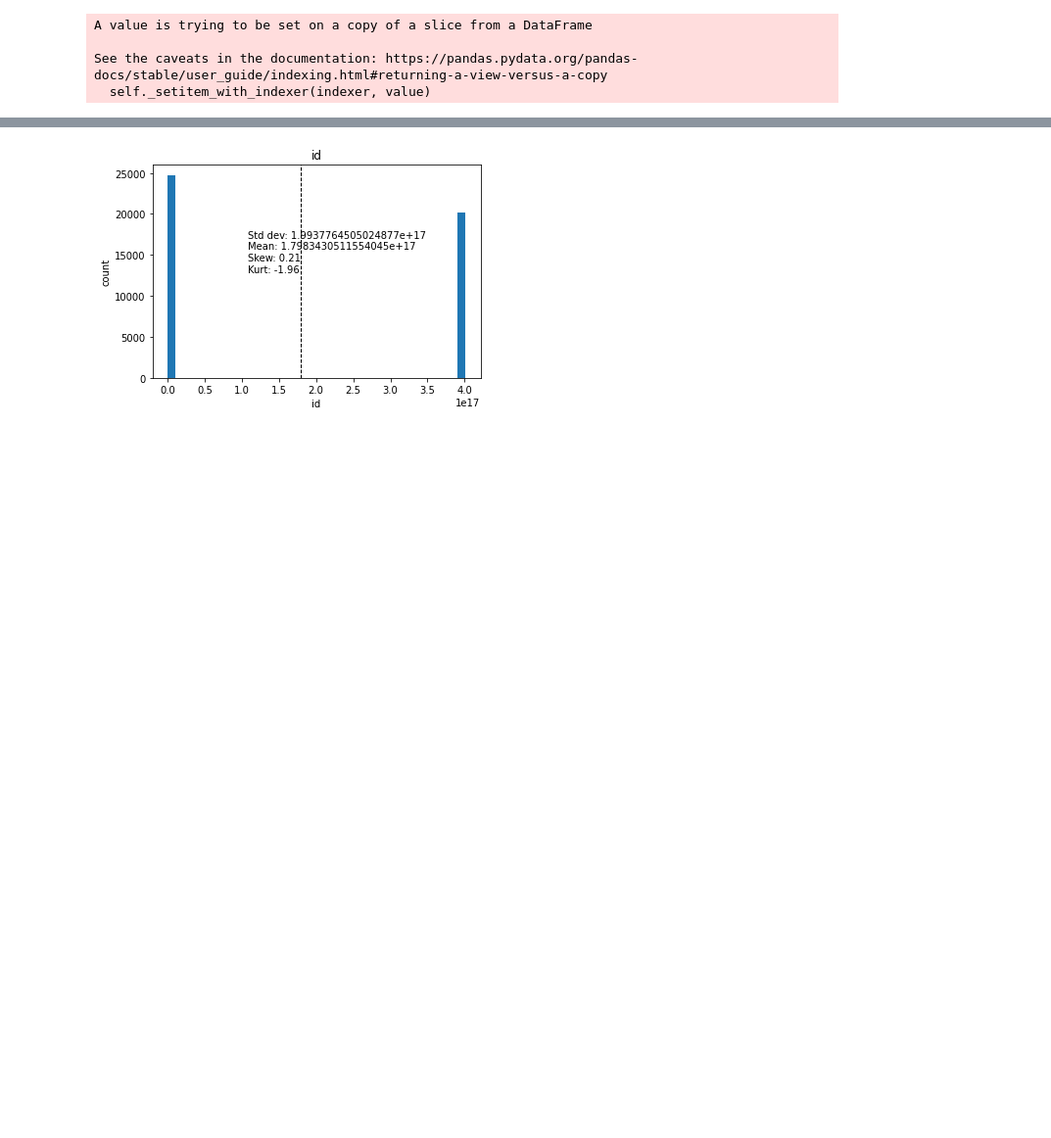
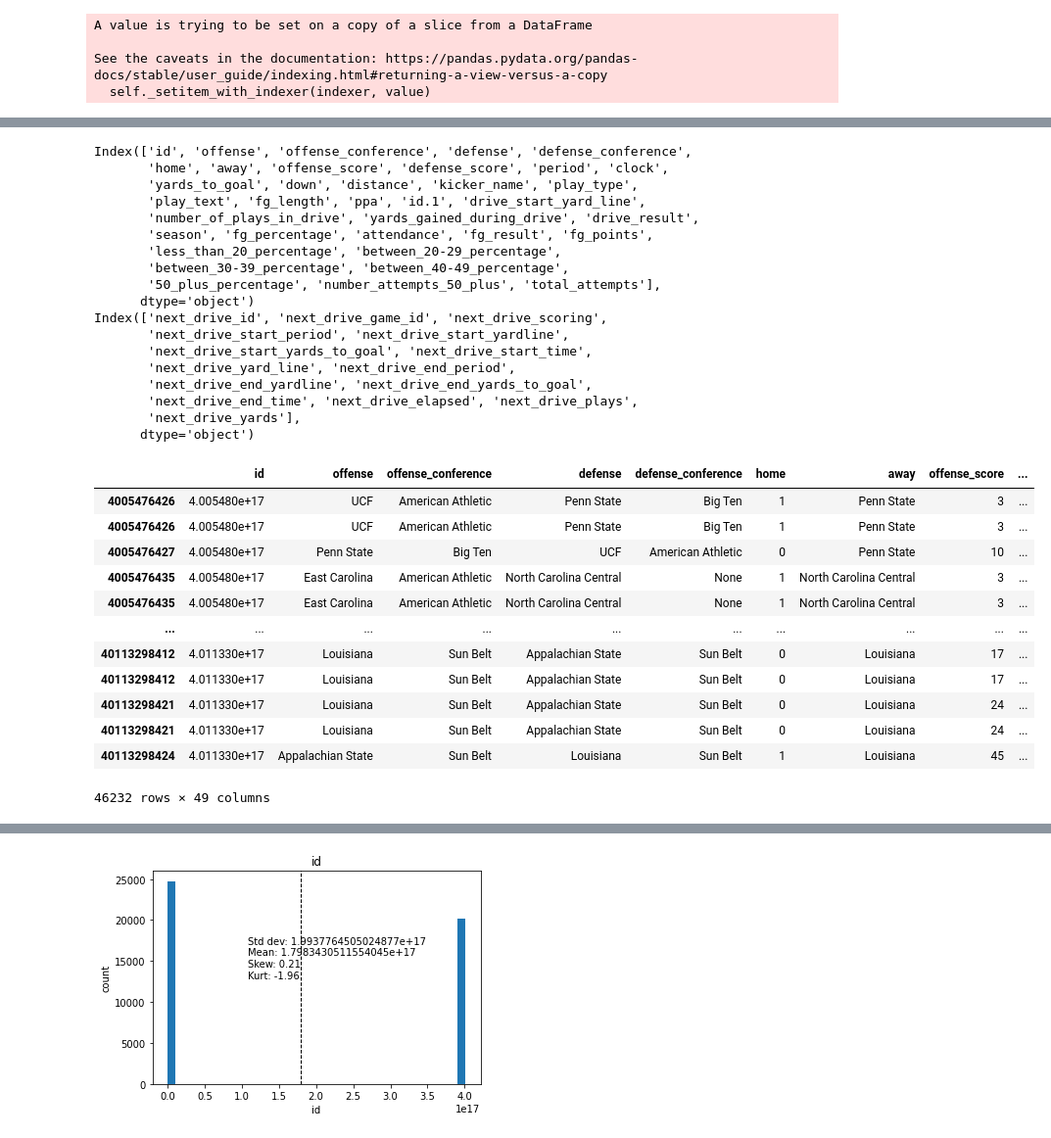
Before and after one commit to jasonjstewart/college-football, a Jupyter notebook: EDA_College_Football.ipynb, the cells around one changed output, grey strips where cells are left out. Shown: that part at 98% size. Saved outputs shown, nothing was run; the diff lists cells and outputs as text; code cells hidden in the pictures; blank space fills up the shorter version.

```diff
--- a/EDA_College_Football.ipynb
+++ b/EDA_College_Football.ipynb
@@ -29,10 +29,13 @@ df
 # %%
 #creates a binary 0 or 1 as result of the field, 1 means it was good and 0 means it was missed
 fg_results=[]
+fg_points=[]
 for num in range(len(df)):
   if df['play_type'].iloc[num]=='Field Goal Good':
     fg_results.append(1)
+    fg_points.append(3)
   else:
     fg_results.append(0)
+    fg_points.append(0)
 df['fg_result']=fg_results
-df
+df['fg_points']=fg_points
@@ -186,0 +174,8 @@ KeyError: ignored
+# %%
+df_drives=pd.read_csv('https://jasonstewart.s3.amazonaws.com/drives.csv')
+df_drives
+
+for col in df_drives:
+  name='next_drive_'+col
+  df_drives.rename(columns={col : name}, inplace=True)
+df_drives
@@ -187,3 +196,42 @@ KeyError: ignored
+# %%
+#df.set_index('id.1').join(df_drives.set_index('id'))
+df_drives.drop(['next_drive_offense','next_drive_offense_conference','next_drive_defense','next_drive_defense_conference','next_drive_yards_to_goal','next_drive_drive_result'], axis=1, inplace=True)
+print(df.columns)
+print(df_drives.columns)
+#df_drives.drop(['offense','offense_conference','defense','defense_conference' ] ,axis=1)
+df.set_index('id.1').join(df_drives.set_index('next_drive_id'))
+# %% [output]
+Index(['id', 'offense', 'offense_conference', 'defense', 'defense_conference',
+       'home', 'away', 'offense_score', 'defense_score', 'period', 'clock',
+       'yards_to_goal', 'down', 'distance', 'kicker_name', 'play_type',
+       'play_text', 'fg_length', 'ppa', 'id.1', 'drive_start_yard_line',
+       'number_of_plays_in_drive', 'yards_gained_during_drive', 'drive_result',
+       'season', 'fg_percentage', 'attendance', 'fg_result', 'fg_points',
+       'less_than_20_percentage', 'between_20-29_percentage',
+       'between_30-39_percentage', 'between_40-49_percentage',
+       '50_plus_percentage', 'number_attempts_50_plus', 'total_attempts'],
+      dtype='object')
+Index(['next_drive_id', 'next_drive_game_id', 'next_drive_scoring',
+       'next_drive_start_period', 'next_drive_start_yardline',
+       'next_drive_start_yards_to_goal', 'next_drive_start_time',
+       'next_drive_yard_line', 'next_drive_end_period',
+       'next_drive_end_yardline', 'next_drive_end_yards_to_goal',
+       'next_drive_end_time', 'next_drive_elapsed', 'next_drive_plays',
+       'next_drive_yards'],
+      dtype='object')
+|  | id | offense | offense_conference | defense | defense_conference | home | away | offense_score | ... |
+| 4005476426 | 4.005480e+17 | UCF | American Athletic | Penn State | Big Ten | 1 | Penn State | 3 | ... |
+| 4005476426 | 4.005480e+17 | UCF | American Athletic | Penn State | Big Ten | 1 | Penn State | 3 | ... |
+| 4005476427 | 4.005480e+17 | Penn State | Big Ten | UCF | American Athletic | 0 | Penn State | 10 | ... |
+| 4005476435 | 4.005480e+17 | East Carolina | American Athletic | North Carolina Central | None | 1 | North Carolina Central | 3 | ... |
+| 4005476435 | 4.005480e+17 | East Carolina | American Athletic | North Carolina Central | None | 1 | North Carolina Central | 3 | ... |
+| ... | ... | ... | ... | ... | ... | ... | ... | ... | ... |
+| 40113298412 | 4.011330e+17 | Louisiana | Sun Belt | Appalachian State | Sun Belt | 0 | Louisiana | 17 | ... |
+| 40113298412 | 4.011330e+17 | Louisiana | Sun Belt | Appalachian State | Sun Belt | 0 | Louisiana | 17 | ... |
+| 40113298421 | 4.011330e+17 | Louisiana | Sun Belt | Appalachian State | Sun Belt | 0 | Louisiana | 24 | ... |
+| 40113298421 | 4.011330e+17 | Louisiana | Sun Belt | Appalachian State | Sun Belt | 0 | Louisiana | 24 | ... |
+| 40113298424 | 4.011330e+17 | Appalachian State | Sun Belt | Louisiana | Sun Belt | 1 | Louisiana | 45 | ... |
+46232 rows × 49 columns
 # %%
 df['offense_conference'].unique()
 # %%
```
Also changed, not shown: parts of 6 cells of this notebook.
